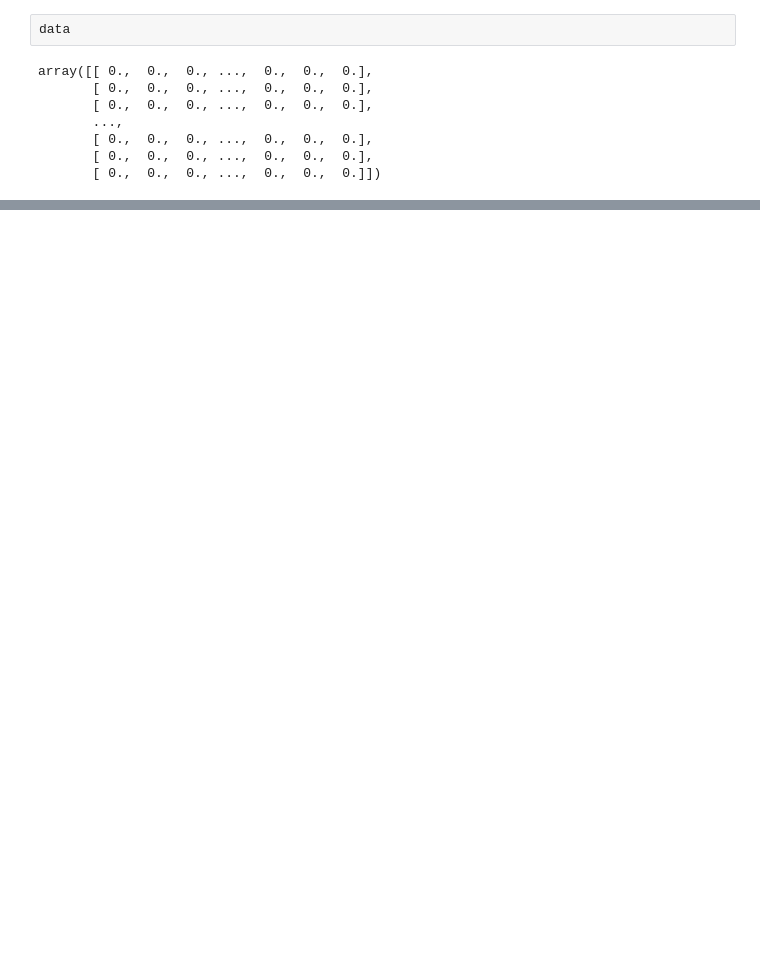
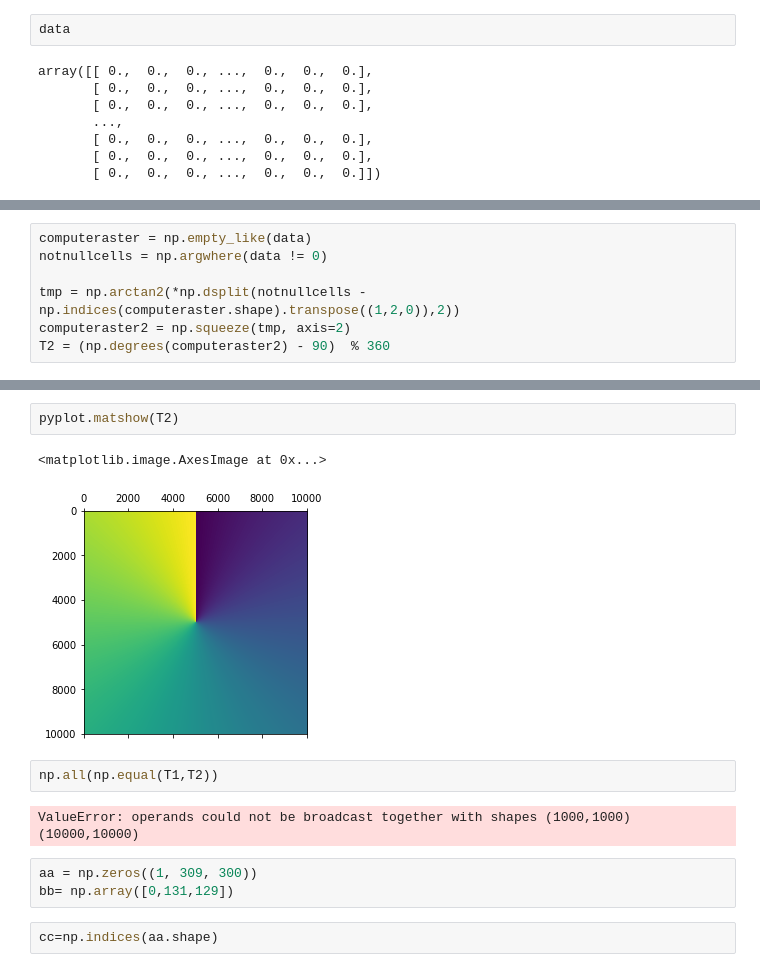
Before and after one commit to ANRChoucas/Ruitor, a Jupyter notebook: examples/Untitled.ipynb, the cells around one changed output, grey strips where cells are left out. Saved outputs shown, nothing was run; the diff lists cells and outputs as text; blank space fills up the shorter version.

```diff
--- a/examples/Untitled.ipynb
+++ b/examples/Untitled.ipynb
@@ -354,0 +345,7 @@ computeraster = (np.degrees(computeraster) - 90)  % 360
+# %%
+computeraster = np.empty_like(data)
+notnullcells = np.argwhere(data != 0)
+
+tmp = np.arctan2(*np.dsplit(notnullcells - np.indices(computeraster.shape).transpose((1,2,0)),2))
+computeraster2 = np.squeeze(tmp, axis=2)
+T2 = (np.degrees(computeraster2) - 90)  % 360
@@ -375,0 +391,14 @@ array([[ 1.17809725,  1.18314758,  1.18829991, ...,  0.37724009,
+# %%
+pyplot.matshow(T2)
+# %% [output]
+<matplotlib.image.AxesImage at 0x...>
+[figure, added]
+# %%
+np.all(np.equal(T1,T2))
+# %% [output]
+ValueError: operands could not be broadcast together with shapes (1000,1000) (10000,10000)
+# %%
+aa = np.zeros((1, 309, 300))
+bb= np.array([0,131,129])
+# %%
+cc=np.indices(aa.shape)
```
Also changed, not shown: parts of 20 cells of this notebook.
